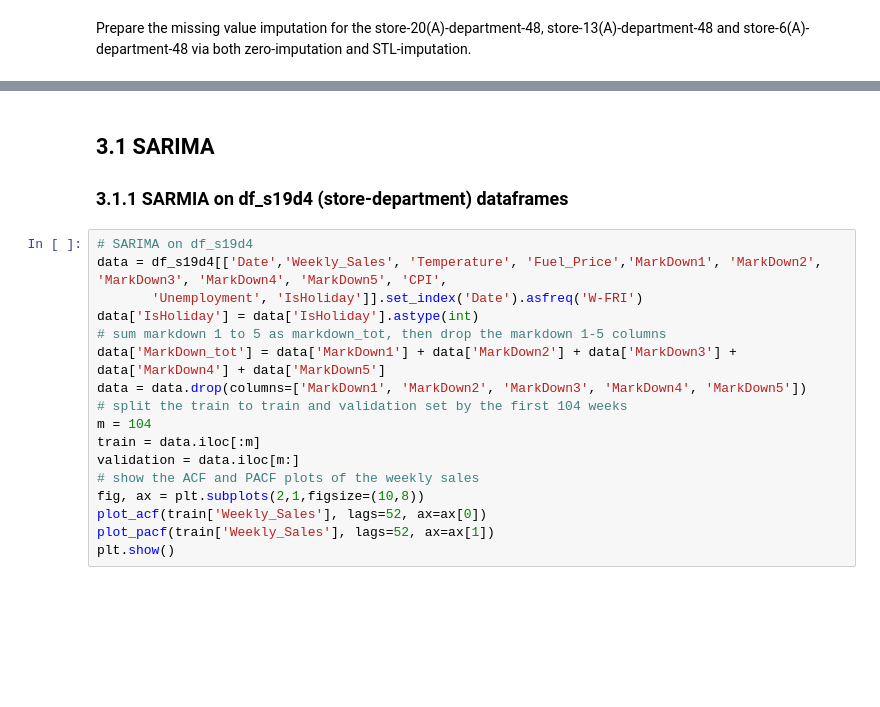
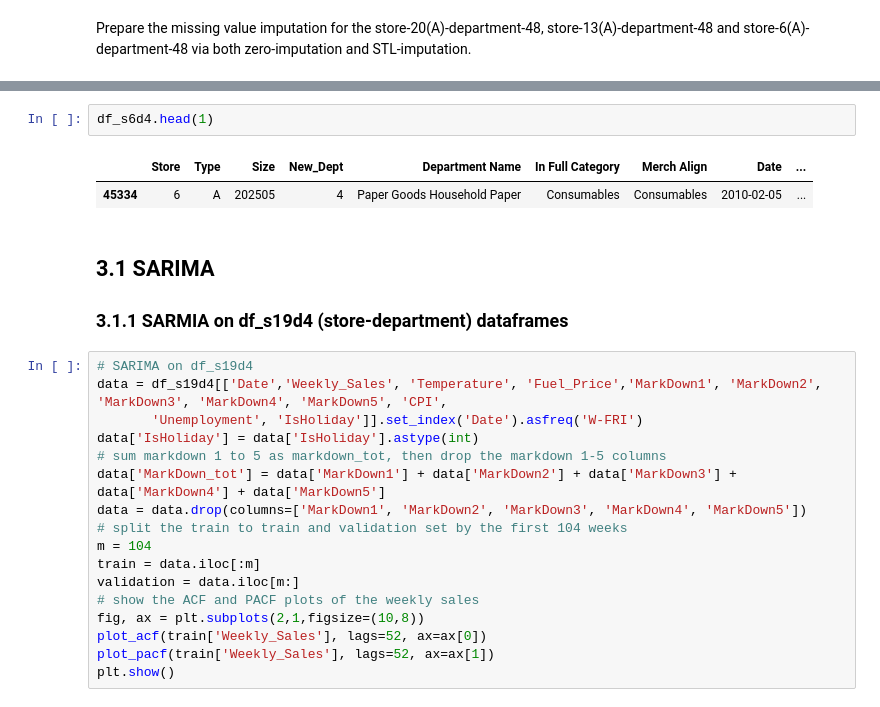
Before and after one commit to Dr-Spicy/WalmartForecast, a Jupyter notebook: Notebook.ipynb, the cells around one changed output, grey strips where cells are left out. Drawn from its saved outputs; the diff is of its cells as text; blank space fills up the shorter version.

```diff
--- a/Notebook.ipynb
+++ b/Notebook.ipynb
@@ -899,3 +913,8 @@ df_merc[df_merc['Weekly_Sales'].isna()]
+# %%
+df_s6d4.head(1)
+# %% [output]
+|  | Store | Type | Size | New_Dept | Department Name | In Full Category | Merch Align | Date | ... |
+| 45334 | 6 | A | 202505 | 4 | Paper Goods Household Paper | Consumables | Consumables | 2010-02-05 | ... |
 # %% [markdown]
 ## 3.1 SARIMA
 ### 3.1.1 SARMIA on df_s19d4 (store-department) dataframes
```
Also changed, not shown: parts of 54 cells of this notebook.
